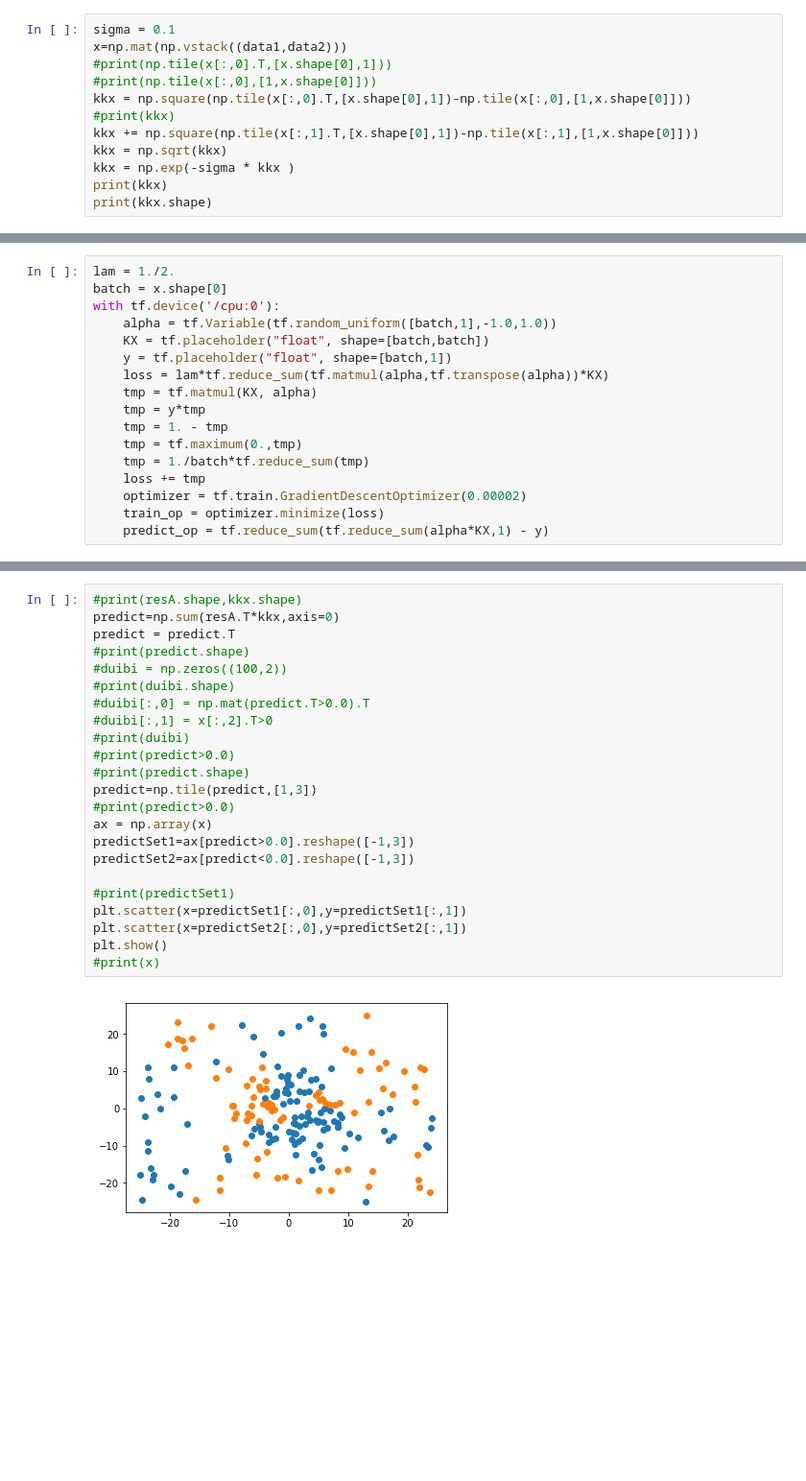
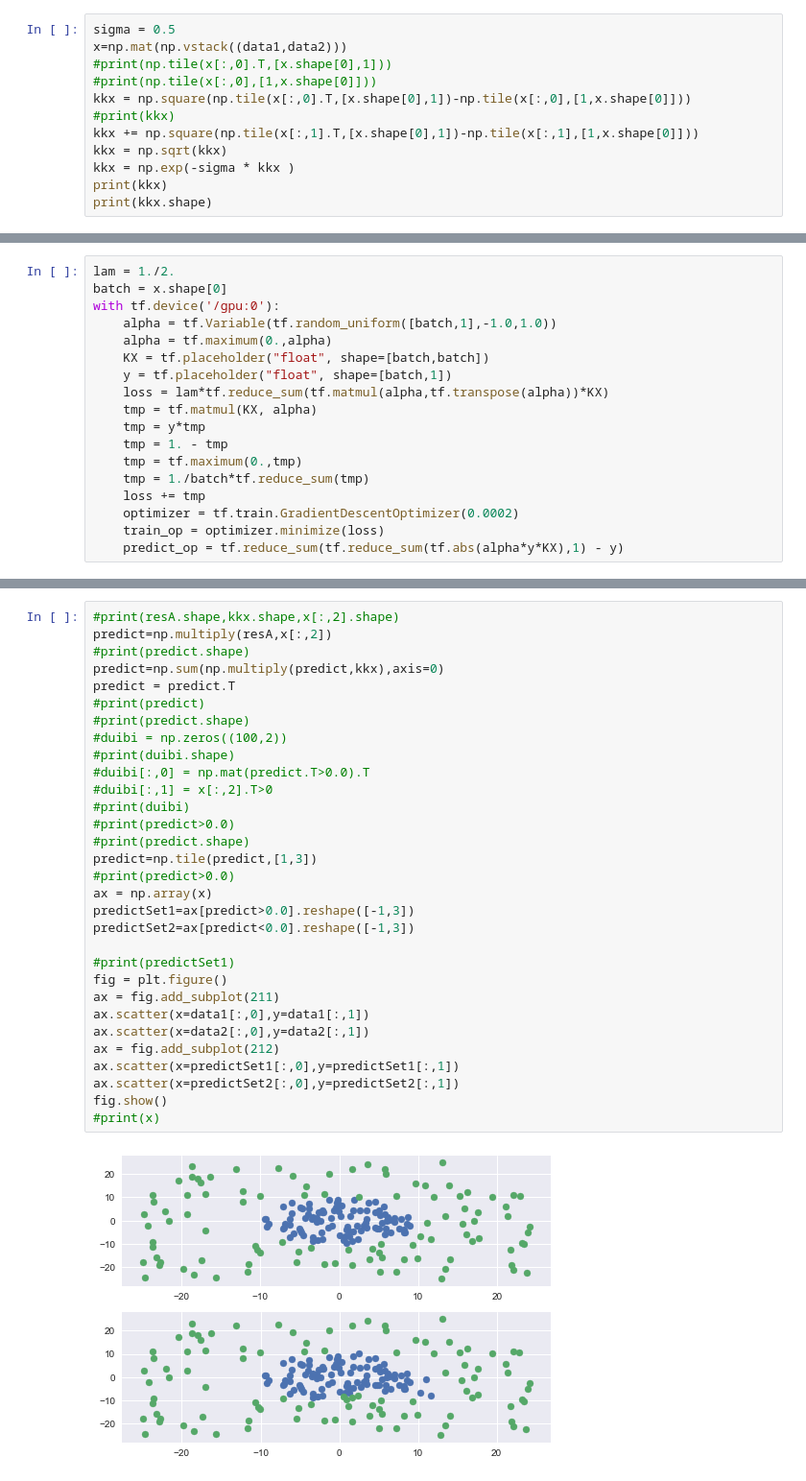
Before and after one commit to artzers/MachineLearning, a Jupyter notebook: Tensorflow/SVM.ipynb, the cells around one changed output, grey strips where cells are left out. Shown: that part at 96% size. Saved outputs shown, nothing was run; the diff lists cells and outputs as text; blank space fills up the shorter version.

```diff
--- a/Tensorflow/SVM.ipynb
+++ b/Tensorflow/SVM.ipynb
@@ -31,5 +32,5 @@ plt.show()
 # %%
-sigma = 0.1
+sigma = 0.5
 x=np.mat(np.vstack((data1,data2)))
 #print(np.tile(x[:,0].T,[x.shape[0],1]))
 #print(np.tile(x[:,0],[1,x.shape[0]]))
@@ -56,8 +59,9 @@ print(kkx.shape)
 # %%
 lam = 1./2.
 batch = x.shape[0]
-with tf.device('/cpu:0'):
+with tf.device('/gpu:0'):
     alpha = tf.Variable(tf.random_uniform([batch,1],-1.0,1.0))
+    alpha = tf.maximum(0.,alpha)
     KX = tf.placeholder("float", shape=[batch,batch])
     y = tf.placeholder("float", shape=[batch,1])
     loss = lam*tf.reduce_sum(tf.matmul(alpha,tf.transpose(alpha))*KX)
@@ -67,9 +71,9 @@ with tf.device('/cpu:0'):
     tmp = tf.maximum(0.,tmp)
     tmp = 1./batch*tf.reduce_sum(tmp)
     loss += tmp
-    optimizer = tf.train.GradientDescentOptimizer(0.00002)
+    optimizer = tf.train.GradientDescentOptimizer(0.0002)
     train_op = optimizer.minimize(loss)
-    predict_op = tf.reduce_sum(tf.reduce_sum(alpha*KX,1) - y)
+    predict_op = tf.reduce_sum(tf.reduce_sum(tf.abs(alpha*y*KX),1) - y)
 # %%
 import sys,time
 # test1 = tf.Variable([[1,2,3,4]])
@@ -118,25 +122,33 @@ resA = sess.run(alpha)
 # %%
-#print(resA.shape,kkx.shape)
-predict=np.sum(resA.T*kkx,axis=0)
+#print(resA.shape,kkx.shape,x[:,2].shape)
+predict=np.multiply(resA,x[:,2])
+#print(predict.shape)
+predict=np.sum(np.multiply(predict,kkx),axis=0)
 predict = predict.T
+#print(predict)
 #print(predict.shape)
 #duibi = np.zeros((100,2))
 #print(duibi.shape)
 #duibi[:,0] = np.mat(predict.T>0.0).T
 #duibi[:,1] = x[:,2].T>0
 #print(duibi)
 #print(predict>0.0)
 #print(predict.shape)
 predict=np.tile(predict,[1,3])
 #print(predict>0.0)
 ax = np.array(x)
 predictSet1=ax[predict>0.0].reshape([-1,3])
 predictSet2=ax[predict<0.0].reshape([-1,3])
 
 #print(predictSet1)
-plt.scatter(x=predictSet1[:,0],y=predictSet1[:,1])
-plt.scatter(x=predictSet2[:,0],y=predictSet2[:,1])
-plt.show()
+fig = plt.figure()
+ax = fig.add_subplot(211)
+ax.scatter(x=data1[:,0],y=data1[:,1])
+ax.scatter(x=data2[:,0],y=data2[:,1])
+ax = fig.add_subplot(212)
+ax.scatter(x=predictSet1[:,0],y=predictSet1[:,1])
+ax.scatter(x=predictSet2[:,0],y=predictSet2[:,1])
+fig.show()
 #print(x)
 # %% [output]
-[figure, old version]
+[figure, new version]
```
Also changed, not shown: parts of 4 cells of this notebook.
